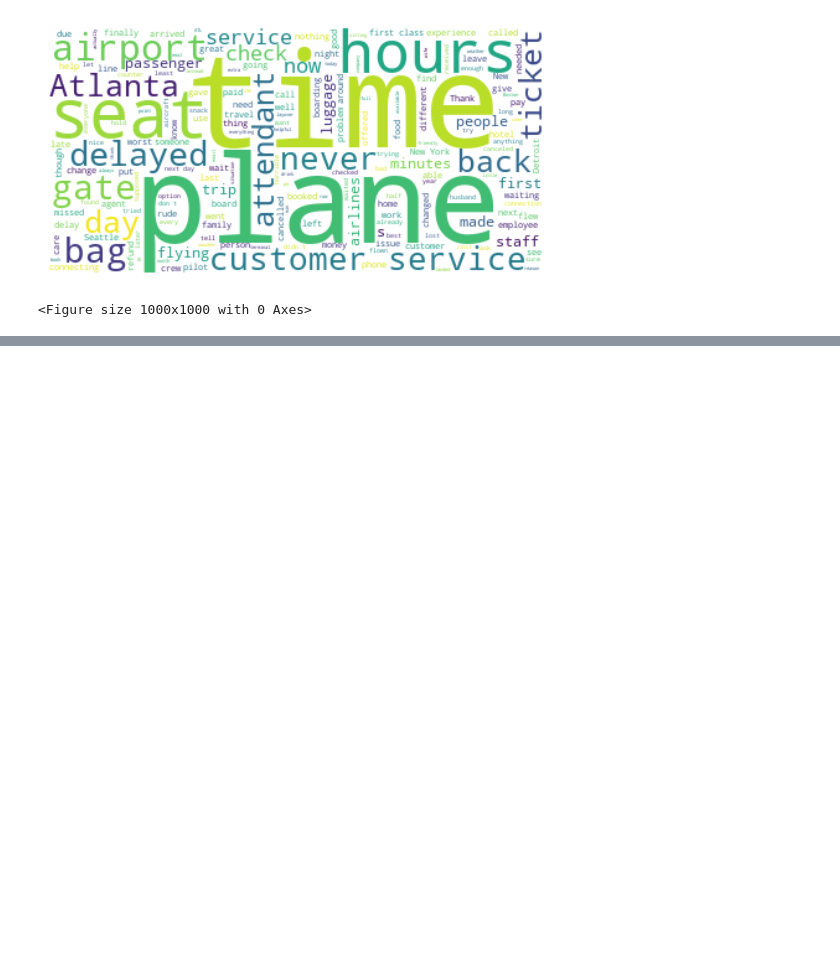
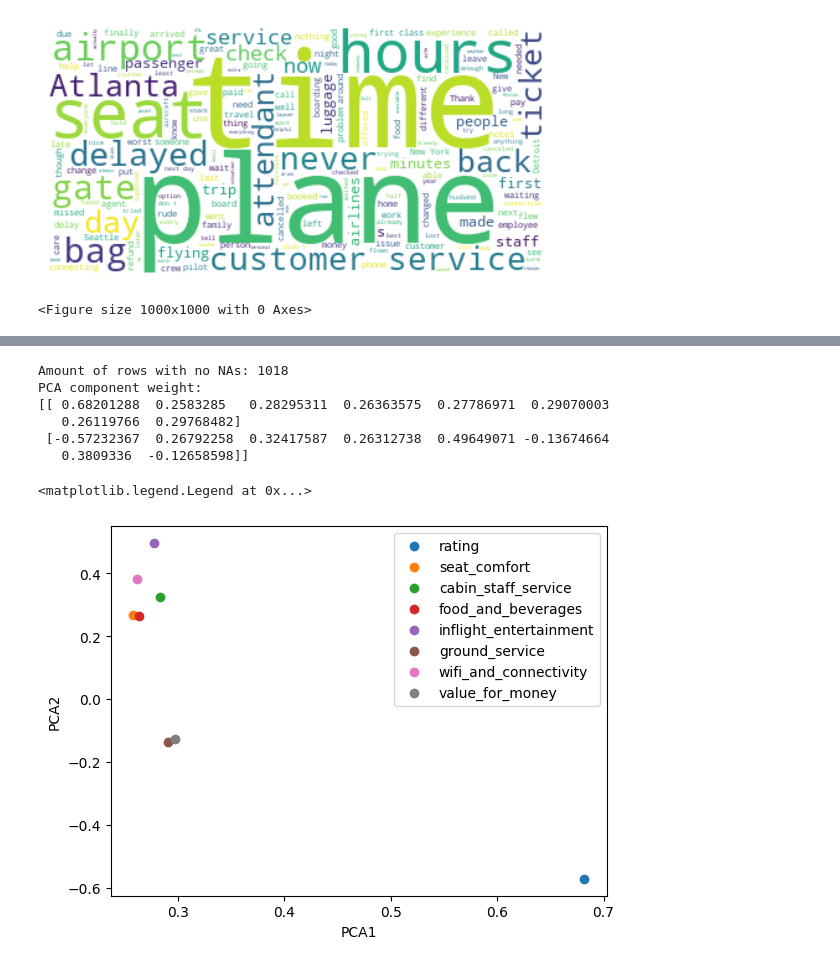
Before and after one commit to pikeline/airline_reviews, a Jupyter notebook: data.ipynb, the cells around one changed output, grey strips where cells are left out. Cells and saved outputs as stored; diff of their text form; code cells hidden in the pictures; blank space fills up the shorter version.

Commit message:
Added a pca look into a potential recommendation prediction

```diff
--- a/data.ipynb
+++ b/data.ipynb
@@ -98,0 +112,30 @@ plt.figure(figsize=[10,10])
+# %%
+#drop nas
+df_no_na = df_numerical.dropna()
+#predict recommended
+X = df_no_na[df_no_na.columns[0:8]]
+y = df_no_na["recommended"]
+# %%
+#pca
+pca = decomposition.PCA(n_components=2)
+print("Amount of rows with no NAs: " + str(len(df_no_na)))
+X_pca = pca.fit_transform(X)
+
+weights = pca.components_
+labels = X.columns.to_list()
+print("PCA component weight:\n" + str(pca.components_))
+
+for i in range(len(X.columns)):
+    plt.scatter(weights[0,i],weights[1,i],label=labels[i])
+plt.xlabel('PCA1')
+plt.ylabel('PCA2')
+plt.legend()
+# %% [output]
+Amount of rows with no NAs: 1018
+PCA component weight:
+[[ 0.68201288  0.2583285   0.28295311  0.26363575  0.27786971  0.29070003
+   0.26119766  0.29768482]
+ [-0.57232367  0.26792258  0.32417587  0.26312738  0.49649071 -0.13674664
+   0.3809336  -0.12658598]]
+<matplotlib.legend.Legend at 0x...>
+[figure, added]
```
Also changed, not shown: parts of 3 cells of this notebook.
